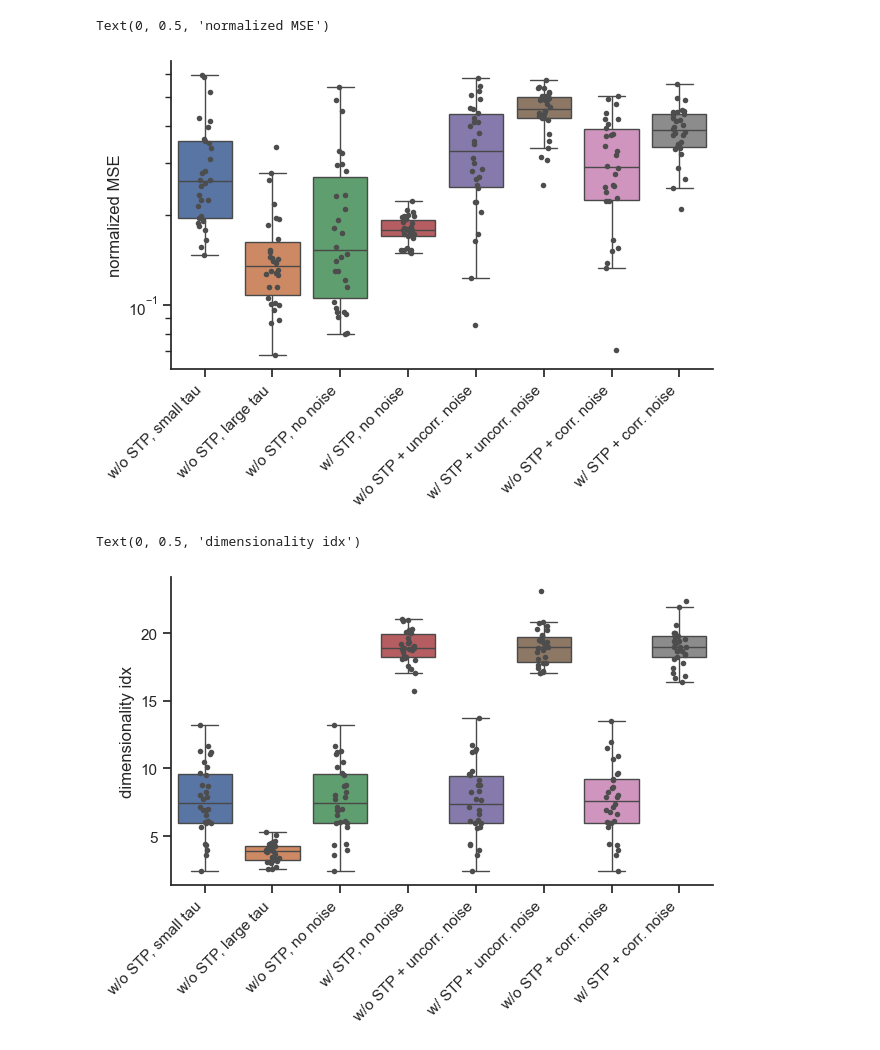
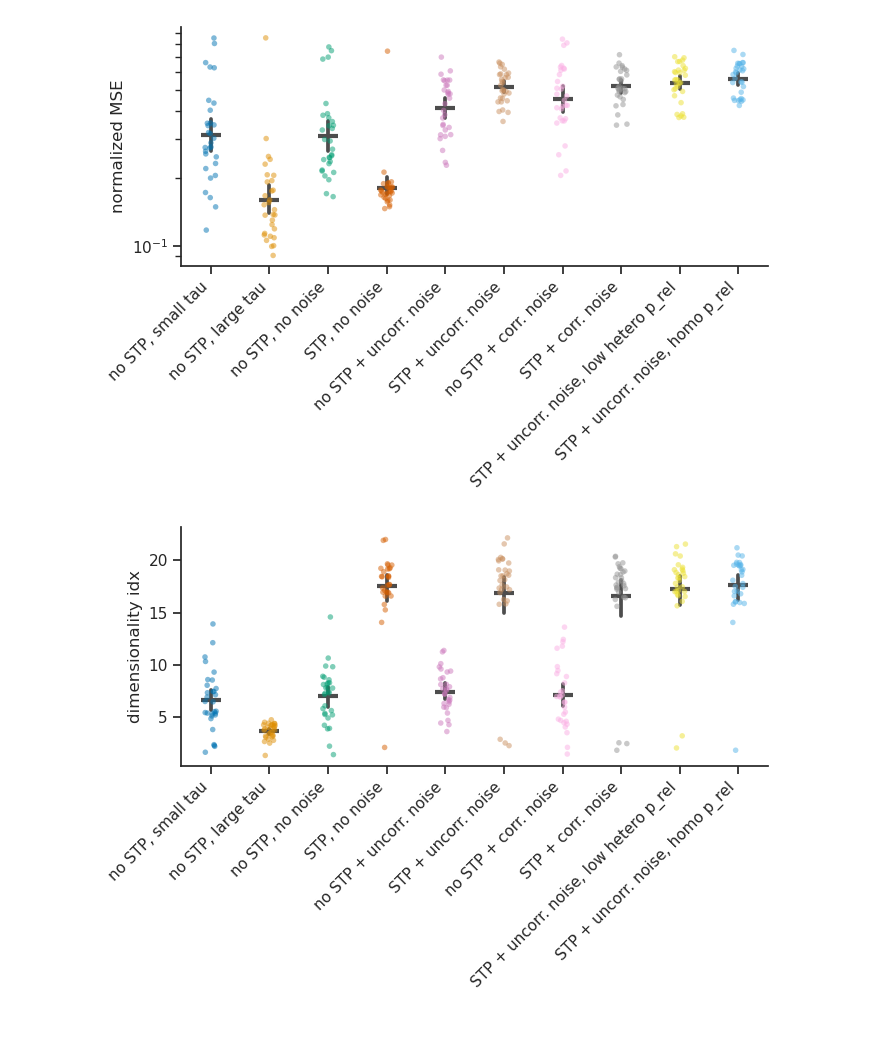
Before and after one commit to rythorpe/time_coding, a Jupyter notebook: analysis.ipynb, the cells around one changed output. Cells and saved outputs as stored; diff of their text form; code cells hidden in the pictures.

```diff
--- a/analysis.ipynb
+++ b/analysis.ipynb
@@ -26,22 +26,23 @@ sim_params_all = [[0.01, False, 0.01, 0.0, False, 2],
                   [0.01, False, 0.01, 1e-6, False, 2],
                   [0.01, True, 0.01, 1e-6, False, 2],
                   [0.01, False, 0.01, 1e-6, True, 2],
-                  [0.01, True, 0.01, 1e-6, True, 2]]
-                #   [0.01, True, 0.01, 1e-6, False, 1],
-                #   [0.01, True, 0.01, 1e-6, False, 0]]
-sim_type_labels = ['w/o STP, small tau',
-                   'w/o STP, large tau',
-                   'w/o STP, no noise',
-                   'w/ STP, no noise',
-                   'w/o STP + uncorr. noise',
-                   'w/ STP + uncorr. noise',
-                   'w/o STP + corr. noise',
-                   'w/ STP + corr. noise']
-                #    'w/o STP + uncorr. noise, low hetero p_rel',
-                #    'w/ STP + uncorr. noise, homo p_rel']
+                  [0.01, True, 0.01, 1e-6, True, 2],
+                  [0.01, True, 0.01, 1e-6, False, 1],
+                  [0.01, True, 0.01, 1e-6, False, 0]]
+sim_type_labels = ['no STP, small tau',
+                   'no STP, large tau',
+                   'no STP, no noise',
+                   'STP, no noise',
+                   'no STP + uncorr. noise',
+                   'STP + uncorr. noise',
+                   'no STP + corr. noise',
+                   'STP + corr. noise',
+                   'STP + uncorr. noise, low hetero p_rel',
+                   'STP + uncorr. noise, homo p_rel']
 n_sim_types = len(sim_params_all)
 # %%
-f_names = glob('/home/ryan/time_coding_output/*.hdf5')
+# f_names = glob('/home/ryan/time_coding_output/*.hdf5')
+f_names = glob('/home/ryan/Downloads/time_coding_output/*.hdf5')
 f_names = sorted(f_names)
 n_nets = len(f_names)
 
@@ -98,27 +99,38 @@ fig_learning.tight_layout()
 data = {key: final_loss[:, idx] for idx, key in enumerate(sim_type_labels)}
 df = pd.DataFrame(data)
 
-fig, axes = plt.subplots(figsize=(7, 4))
+fig_final_loss, axes = plt.subplots(figsize=(7, 5))
 axes.set_yscale("log")
-sns.boxplot(df, fliersize=0)
-sns.stripplot(df, size=4, color=".3")
+# sns.violinplot(df, palette='colorblind')
+# sns.stripplot(df, size=4, color=".3")
+sns.stripplot(df, size=4, palette='colorblind', alpha=0.5)
+sns.pointplot(df, marker='_', markersize=15, markeredgewidth=3, color='0.3', linestyle='none')
 axes.set_xticklabels(axes.get_xticklabels(), rotation=45, ha='right')
 axes.set_ylabel('normalized MSE')
+fig_final_loss.tight_layout()
+
+fname = 'final_loss.png'
+fig_final_loss.savefig(op.join('/home/ryan/Desktop', fname))
 # %% [output]
-Text(0, 0.5, 'normalized MSE')
-[figure, old version]
+[figure, new version]
 # %%
 data_dim = {key: dimensionality[:, idx] for idx, key in enumerate(sim_type_labels)}
 df_dim = pd.DataFrame(data_dim)
 
-fig, axes = plt.subplots(figsize=(7, 4))
-sns.boxplot(df_dim, fliersize=0)
-sns.stripplot(df_dim, size=4, color=".3")
+fig_dimensionality, axes = plt.subplots(figsize=(7, 5))
+# sns.boxplot(df_dim, fliersize=0, palette='colorblind')
+# sns.stripplot(df_dim, size=4, color=".3")
+
+sns.stripplot(df_dim, size=4, palette='colorblind', alpha=0.5)
+sns.pointplot(df_dim, marker='_', markersize=15, markeredgewidth=3, color='0.3', linestyle='none')
 axes.set_xticklabels(axes.get_xticklabels(), rotation=45, ha='right')
 axes.set_ylabel('dimensionality idx')
+fig_dimensionality.tight_layout()
+
+fname = 'dimensionality.png'
+fig_dimensionality.savefig(op.join('/home/ryan/Desktop', fname))
 # %% [output]
-Text(0, 0.5, 'dimensionality idx')
-[figure, old version]
+[figure, new version]
 # %%
 # parse data
 learning_metrics = defaultdict(list)
```
Also changed, not shown: parts of 1 cell of this notebook.
